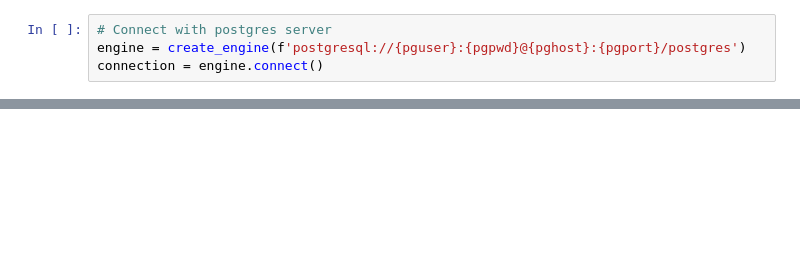
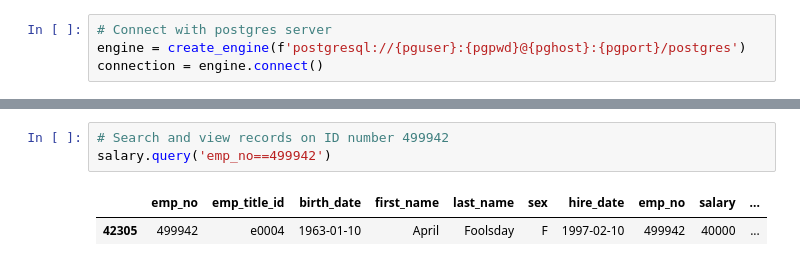
Before and after one commit to keiyaus/sql-challenge, a Jupyter notebook: EmployeeSQL/data_viz.ipynb, the cells around one changed output, grey strips where cells are left out. Drawn from its saved outputs; the diff is of its cells as text; blank space fills up the shorter version.

```diff
--- a/EmployeeSQL/data_viz.ipynb
+++ b/EmployeeSQL/data_viz.ipynb
@@ -101,0 +70,6 @@ salary_count = salary_new['emp_no'].count().values.tolist()
+# %%
+# Search and view records on ID number 499942
+salary.query('emp_no==499942')
+# %% [output]
+|  | emp_no | emp_title_id | birth_date | first_name | last_name | sex | hire_date | emp_no | salary | ... |
+| 42305 | 499942 | e0004 | 1963-01-10 | April | Foolsday | F | 1997-02-10 | 499942 | 40000 | ... |
```
Also changed, not shown: parts of 11 cells of this notebook.
